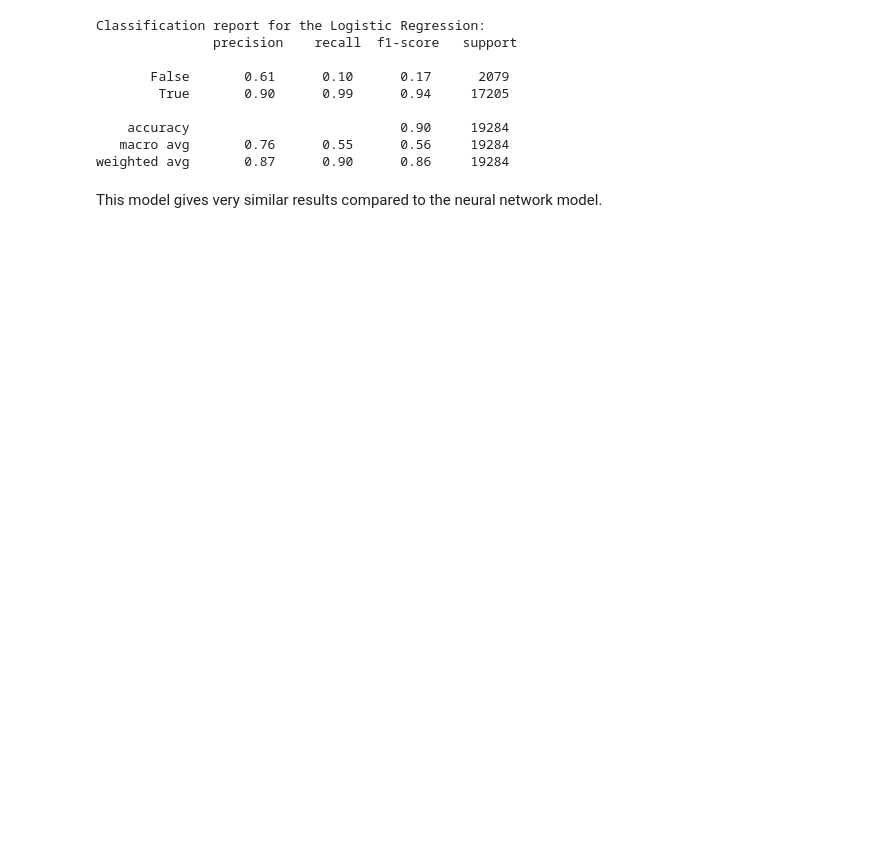
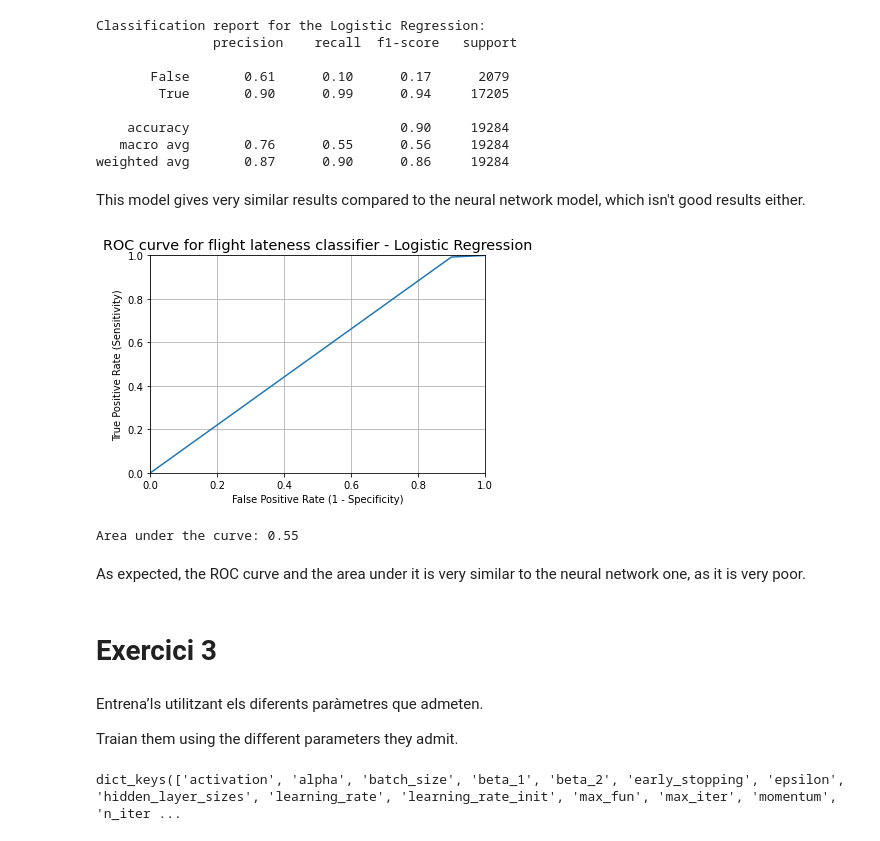
Before and after one commit to mimikyu8/Supervised_Classification, a Jupyter notebook: S10 T01 - Supervised learning - Classification.ipynb, the cells around one changed output. Cells and saved outputs as stored; diff of their text form; code cells hidden in the pictures; blank space fills up the shorter version.

```diff
--- a/S10 T01 - Supervised learning - Classification.ipynb
+++ b/S10 T01 - Supervised learning - Classification.ipynb
@@ -328,4 +336,36 @@ Classification report for the Logistic Regression:
    macro avg       0.76      0.55      0.56     19284
 weighted avg       0.87      0.90      0.86     19284
 # %% [markdown]
-This model gives very similar results compared to the neural network model.
+This model gives very similar results compared to the neural network model, which isn't good results either.
+# %%
+#roc_curve returns 3 objects fpr, tpr, thresholds
+#fpr: false positive rate
+#tpr: true positive rate
+fpr, tpr, thresholds = metrics.roc_curve(y, pred_log)
+
+plt.plot(fpr, tpr)
+plt.xlim([0.0, 1.0])
+plt.ylim([0.0, 1.0])
+plt.rcParams['font.size'] = 12
+plt.title('ROC curve for flight lateness classifier - Logistic Regression')
+plt.xlabel('False Positive Rate (1 - Specificity)')
+plt.ylabel('True Positive Rate (Sensitivity)')
+plt.grid(True)
+# %% [output]
+[figure, added]
+# %%
+print("Area under the curve:", metrics.roc_auc_score(y, pred_log).round(2))
+# %% [output]
+Area under the curve: 0.55
+# %% [markdown]
+As expected, the ROC curve and the area under it is very similar to the neural network one, as it is very poor.
+# %% [markdown]
+# Exercici 3
+# %% [markdown]
+Entrena’ls utilitzant els diferents paràmetres que admeten.
+
+Traian them using the different parameters they admit.
+# %%
+MLPClassifier().get_params().keys()
+# %% [output]
+dict_keys(['activation', 'alpha', 'batch_size', 'beta_1', 'beta_2', 'early_stopping', 'epsilon', 'hidden_layer_sizes', 'learning_rate', 'learning_rate_init', 'max_fun', 'max_iter', 'momentum', 'n_iter ...
```
Also changed, not shown: parts of 69 cells of this notebook.
